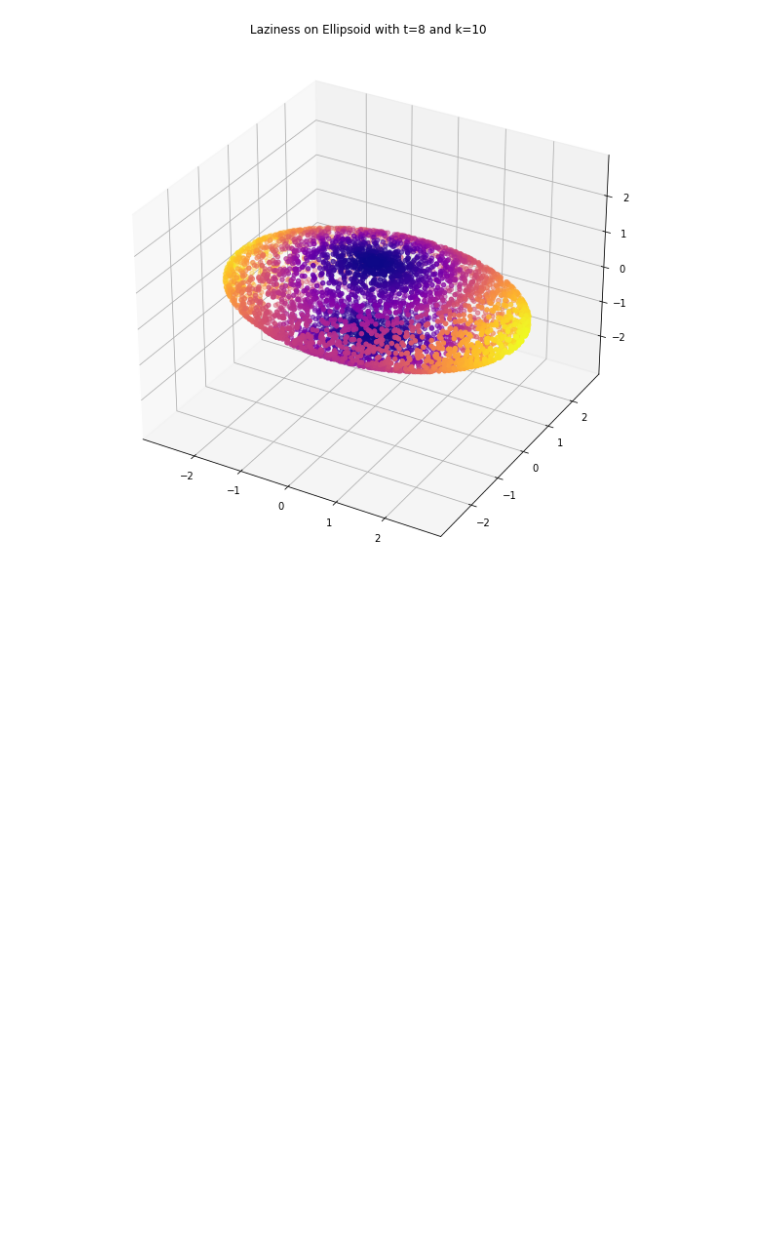
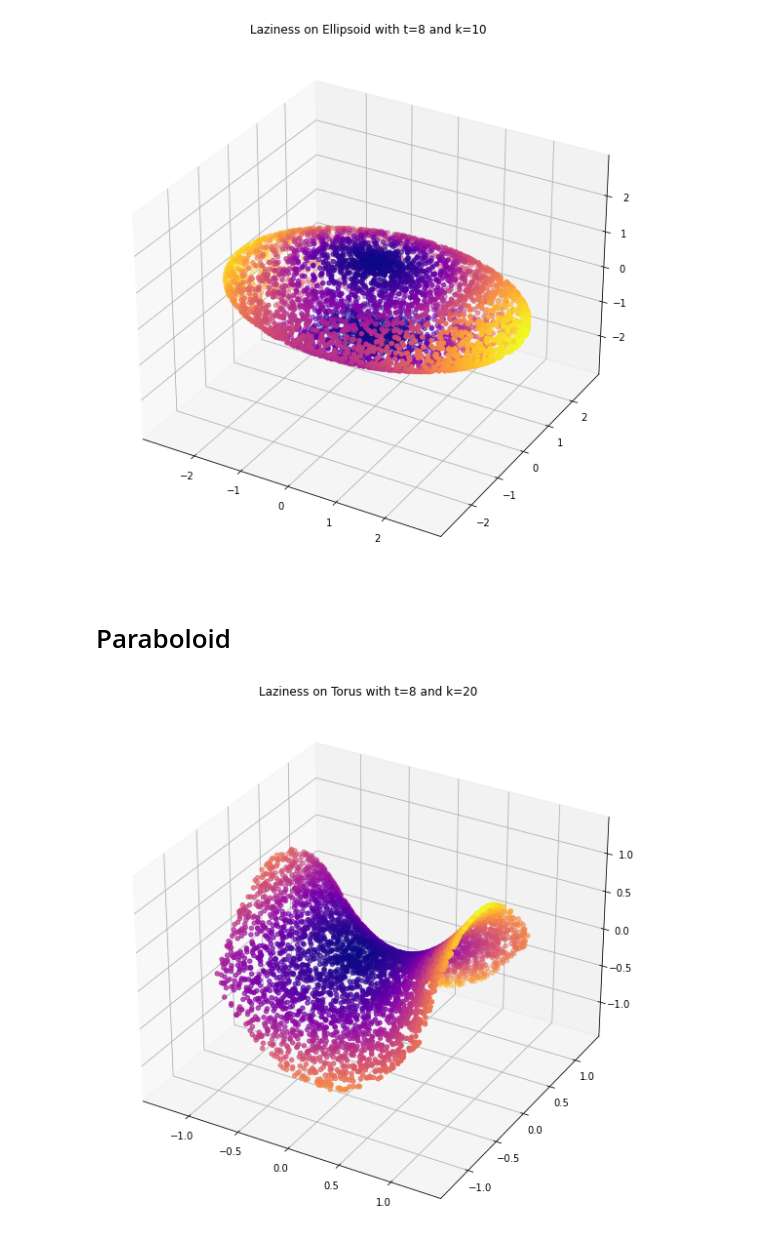
Before and after one commit to professorwug/diffusion-curvature-old, a Jupyter notebook: 03d_ground_truth_comparisons.ipynb, the cells around one changed output. Drawn from its saved outputs; the diff is of its cells as text; code cells hidden in the pictures; blank space fills up the shorter version.

Commit message:
Initial experiments with gaussian invariant diffusion curvature

```diff
--- a/03d_ground_truth_comparisons.ipynb
+++ b/03d_ground_truth_comparisons.ipynb
@@ -80,3 +80,17 @@ ls, ds = laziness.curvature(P,diffusion_powers=8,aperture=10,smoothing=1, dynami
 plot_3d(X, ls, "Laziness on Ellipsoid with t=8 and k=10")
 # %% [output]
 [figure]
+# %% [markdown]
+# Paraboloid
+# %%
+from diffusion_curvature.datasets import paraboloid, plot_3d
+from diffusion_curvature.core import DiffusionMatrix
+X, ks = paraboloid(n=5000)
+P = DiffusionMatrix(X,kernel_type="anisotropic",k=10)
+# %%
+from diffusion_curvature import laziness
+ls, ds = laziness.curvature(P,diffusion_powers=8,aperture=10,smoothing=1, dynamically_adjusting_neighborhood=True, return_density = True)
+# %%
+plot_3d(X,ls,use_plotly=False,title="Laziness on Torus with t=8 and k=20")
+# %% [output]
+[figure, added]
```
Also changed, not shown: 8 other files.
